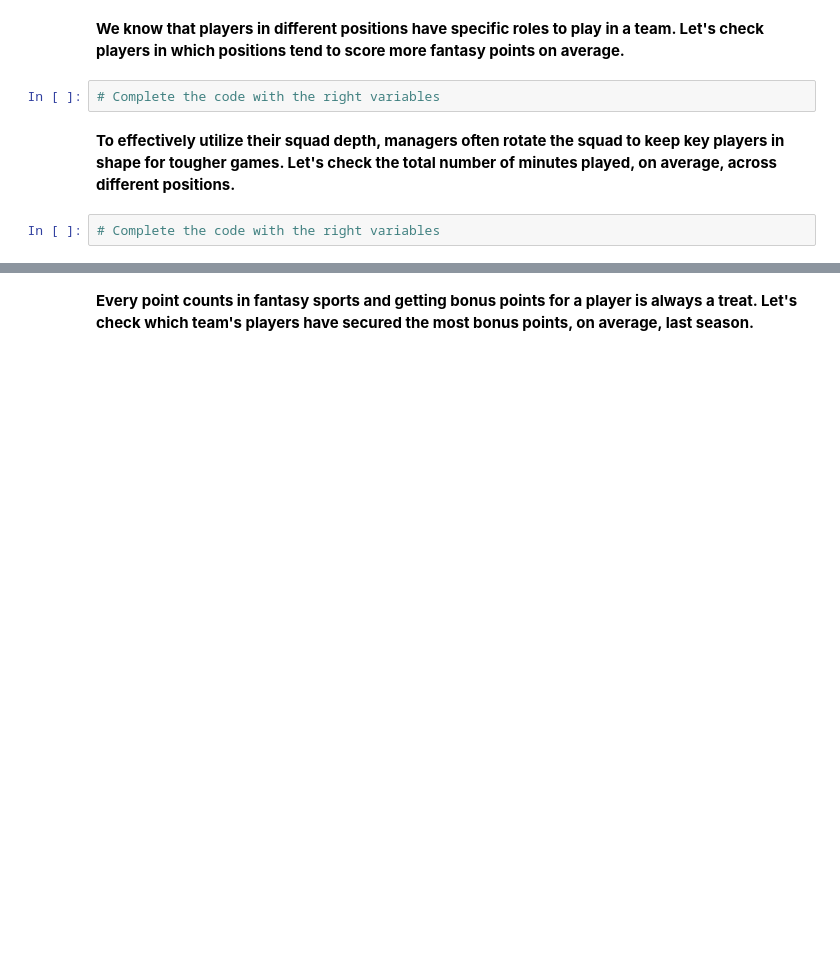
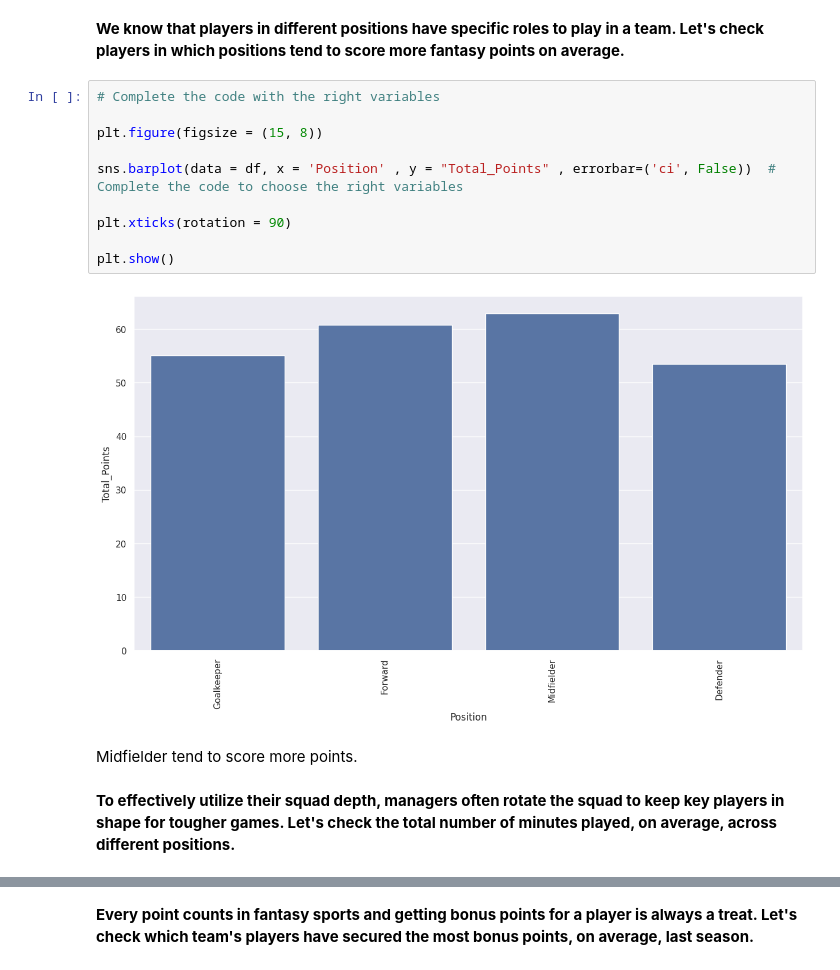
Before and after one commit to vivimtz888/dataanalysis-visualization, a Jupyter notebook: Learner_Notebook_Unsupervised_Learning_Practice_Project.ipynb, the cells around one changed output, grey strips where cells are left out. Drawn from its saved outputs; the diff is of its cells as text; blank space fills up the shorter version.

```diff
--- a/Learner_Notebook_Unsupervised_Learning_Practice_Project.ipynb
+++ b/Learner_Notebook_Unsupervised_Learning_Practice_Project.ipynb
@@ -416,8 +427,18 @@ plt.show()
 # %% [markdown]
 **We know that players in different positions have specific roles to play in a team. Let's check players in which positions tend to score more fantasy points on average.**
-# %%
-# Complete the code with the right variables
+# %%
+# Complete the code with the right variables
+
+plt.figure(figsize = (15, 8))
+
+sns.barplot(data = df, x = 'Position' , y = "Total_Points" , errorbar=('ci', False))  # Complete the code to choose the right variables
+
+plt.xticks(rotation = 90)
+
+plt.show()
+# %% [output]
+[figure, added]
+# %% [markdown]
+Midfielder tend to score more points.
 # %% [markdown]
 **To effectively utilize their squad depth, managers often rotate the squad to keep key players in shape for tougher games. Let's check the total number of minutes played, on average, across different positions.**
-# %%
-# Complete the code with the right variables
```
Also changed, not shown: parts of 24 cells of this notebook.
